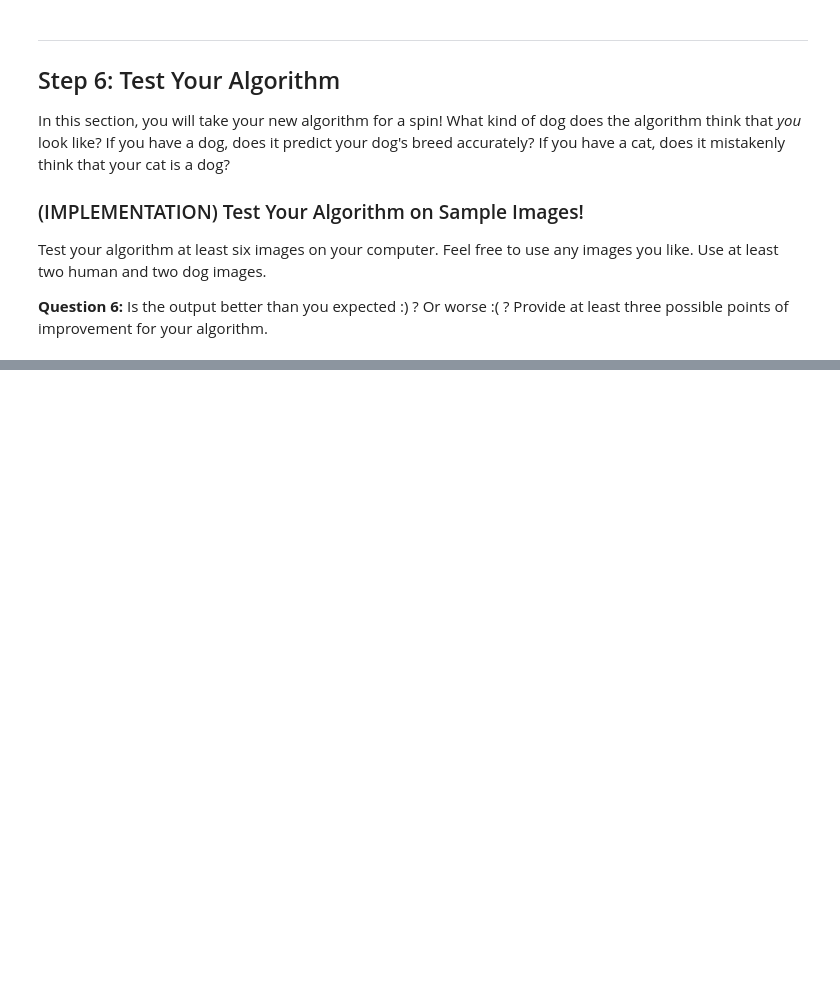
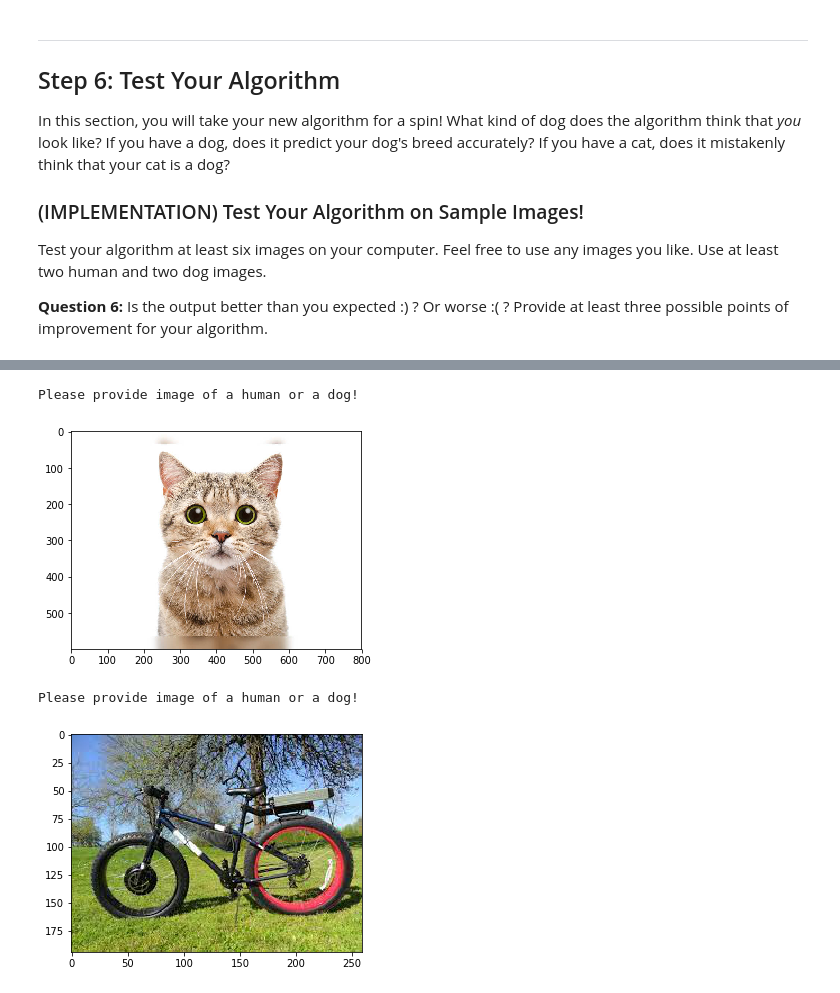
Before and after one commit to rahmanimran/Udacity-MLE-ND-dog-classifier, a Jupyter notebook: dog_app.ipynb, the cells around one changed output, grey strips where cells are left out. Saved outputs shown, nothing was run; the diff lists cells and outputs as text; code cells hidden in the pictures; blank space fills up the shorter version.

```diff
--- a/dog_app.ipynb
+++ b/dog_app.ipynb
@@ -626,2 +720,10 @@ if use_cuda:
+# %%
+for param in model_transfer.parameters():
+    param.requires_grad = False
+
+model_transfer.fc = nn.Linear(2048, 133, bias=True)
+
+if use_cuda:
+    model_transfer = model_transfer.cuda()
 # %% [markdown]
 __Question 5:__ Outline the steps you took to get to your final CNN architecture and your reasoning at each step.  Describe why you think the architecture is suitable for the current problem.
@@ -637,10 +738,13 @@ optimizer_transfer = None
+# %%
+criterion_transfer = nn.CrossEntropyLoss()
+optimizer_transfer = optim.SGD(model_transfer.fc.parameters(), lr=0.02)
 # %% [markdown]
 ### (IMPLEMENTATION) Train and Validate the Model
 
 Train and validate your model in the code cell below.  [Save the final model parameters](http://pytorch.org/docs/master/notes/serialization.html) at filepath `'model_transfer.pt'`.
 # %%
 # train the model
-model_transfer = # train(n_epochs, loaders_transfer, model_transfer, optimizer_transfer, criterion_transfer, use_cuda, 'model_transfer.pt')
+model_transfer = train(5, loaders_transfer, model_transfer, optimizer_transfer, criterion_transfer, use_cuda, 'model_transfer.pt')
 
 # load the model that got the best validation accuracy (uncomment the line below)
 #model_transfer.load_state_dict(torch.load('model_transfer.pt'))
@@ -686,8 +825,29 @@ Some sample output for our algorithm is provided below, but feel free to design
 ### TODO: Write your algorithm.
 ### Feel free to use as many code cells as needed.
 
+def load_image(img_path):
+    image = Image.open(img_path)
+    plt.imshow(image)
+    plt.show()
+
 def run_app(img_path):
     ## handle cases for a human face, dog, and neither
+
+    if face_detector(img_path):
+        print ("Hello Human!")
+        breed = predict_breed_transfer(img_path)
+        print("You look like a... ",breed)
+        load_image(img_path)
+
+    elif dog_detector(img_path):
+        print ("Hello Dog!")
+        breed = predict_breed_transfer(img_path)
+        print("Predicted breed: ",breed)
+        load_image(img_path)
+
+    else:
+        print ("Please provide image of a human or a dog!")
+        load_image(img_path)
 # %% [markdown]
 ---
 <a id='step6'></a>
@@ -712,0 +902,13 @@ for file in np.hstack((human_files[:3], dog_files[:3])):
+# %%
+# 2 more image to test corner cases
+
+sample = np.array(glob("./sample/*"))
+
+for file in np.hstack(sample):
+
+    run_app(file)
+# %% [output]
+Please provide image of a human or a dog!
+[figure, added]
+Please provide image of a human or a dog!
+[figure, added]
```
Also changed, not shown: parts of 28 cells of this notebook, 2 other files.
